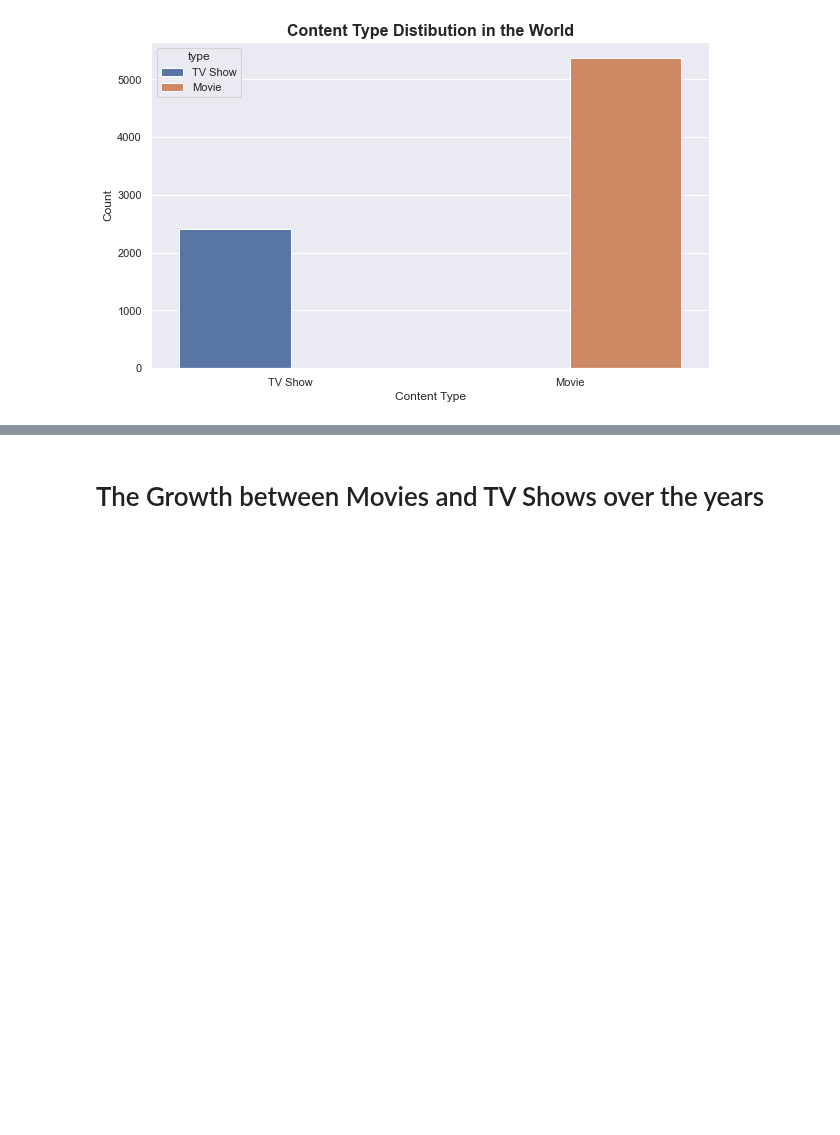
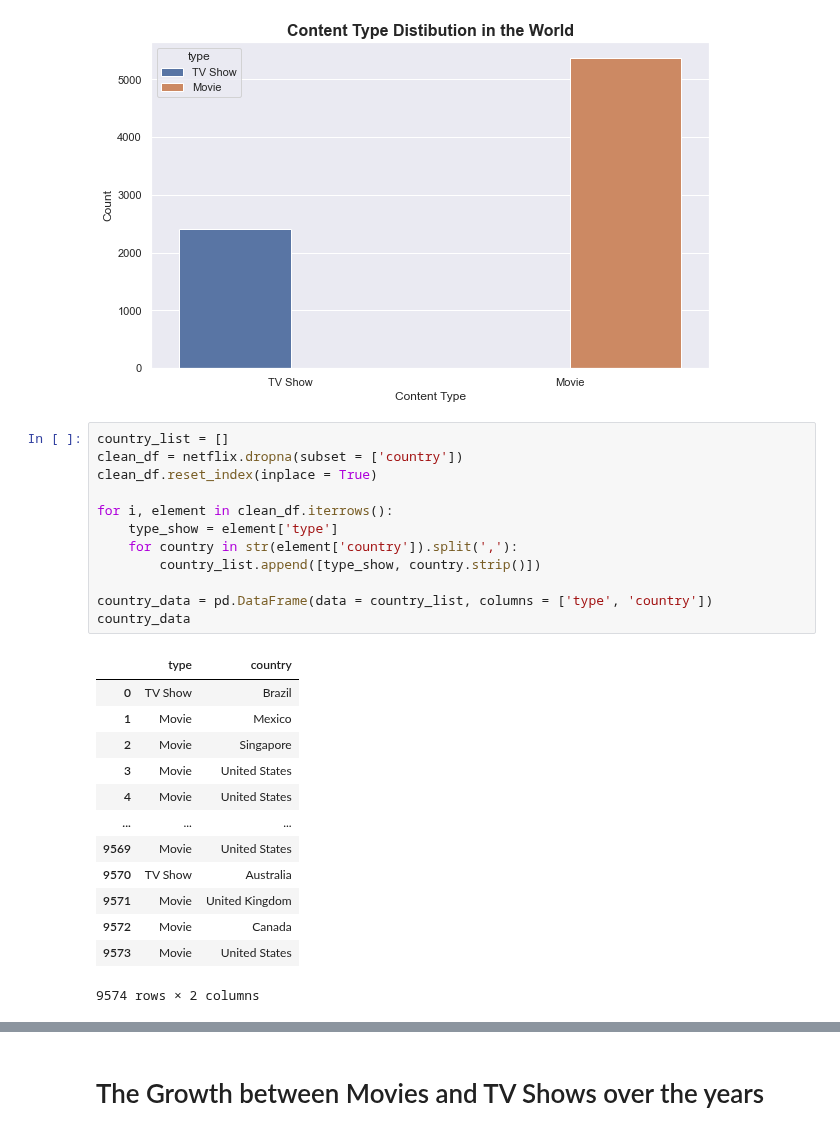
Before and after one commit to AlejandroDeLaCruz/Netflix-Analysis, a Jupyter notebook: Netflix.ipynb, the cells around one changed output, grey strips where cells are left out. Drawn from its saved outputs; the diff is of its cells as text; blank space fills up the shorter version.

```diff
--- a/Netflix.ipynb
+++ b/Netflix.ipynb
@@ -140,3 +140,29 @@ plt.ylabel('Count')
 plt.show()
 # %% [output]
 [figure]
+# %%
+country_list = []
+clean_df = netflix.dropna(subset = ['country'])
+clean_df.reset_index(inplace = True)
+
+for i, element in clean_df.iterrows():
+    type_show = element['type']
+    for country in str(element['country']).split(','):
+        country_list.append([type_show, country.strip()])
+
+country_data = pd.DataFrame(data = country_list, columns = ['type', 'country'])
+country_data
+# %% [output]
+|  | type | country |
+| 0 | TV Show | Brazil |
+| 1 | Movie | Mexico |
+| 2 | Movie | Singapore |
+| 3 | Movie | United States |
+| 4 | Movie | United States |
+| ... | ... | ... |
+| 9569 | Movie | United States |
+| 9570 | TV Show | Australia |
+| 9571 | Movie | United Kingdom |
+| 9572 | Movie | Canada |
+| 9573 | Movie | United States |
+9574 rows × 2 columns
```
Also changed, not shown: parts of 5 cells of this notebook.
